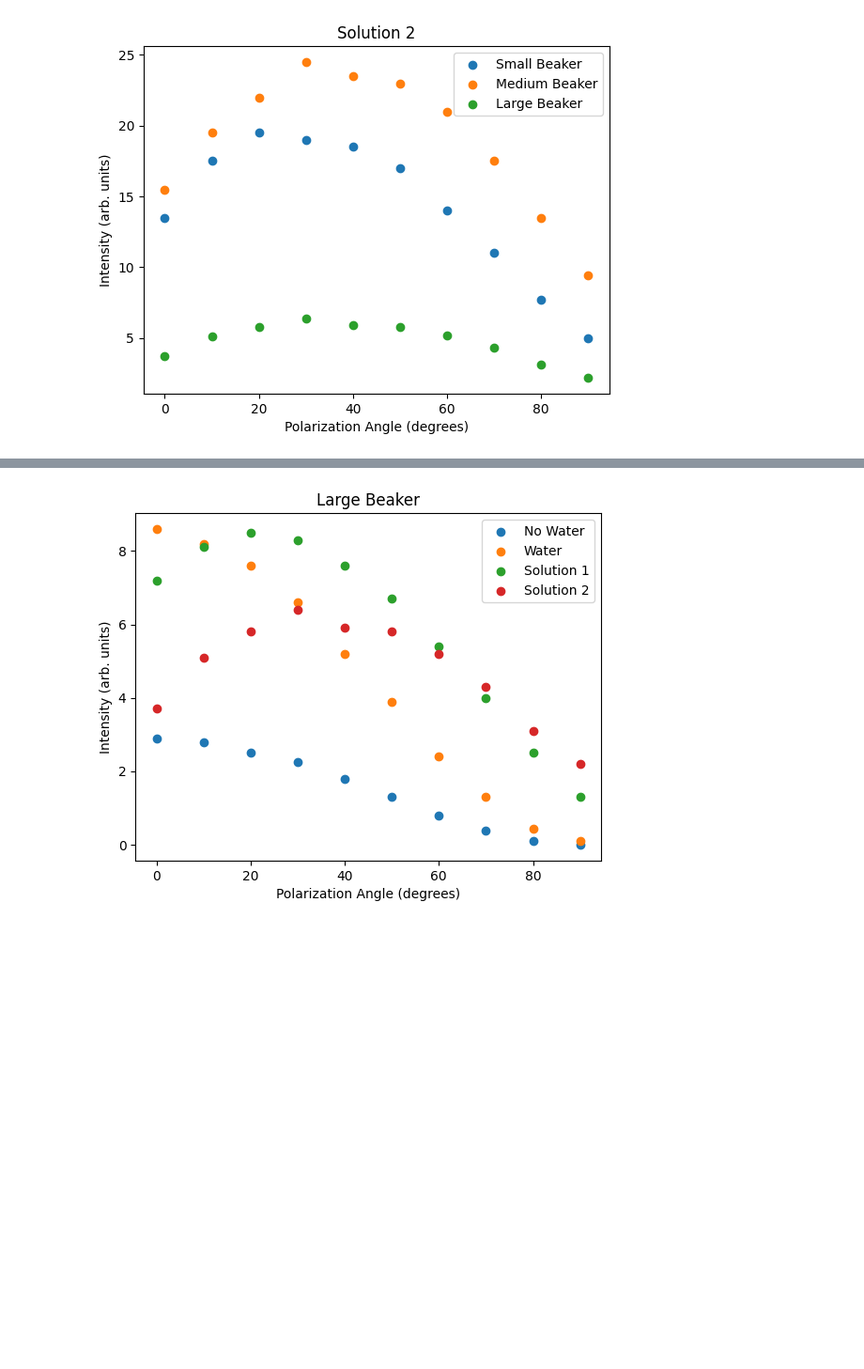
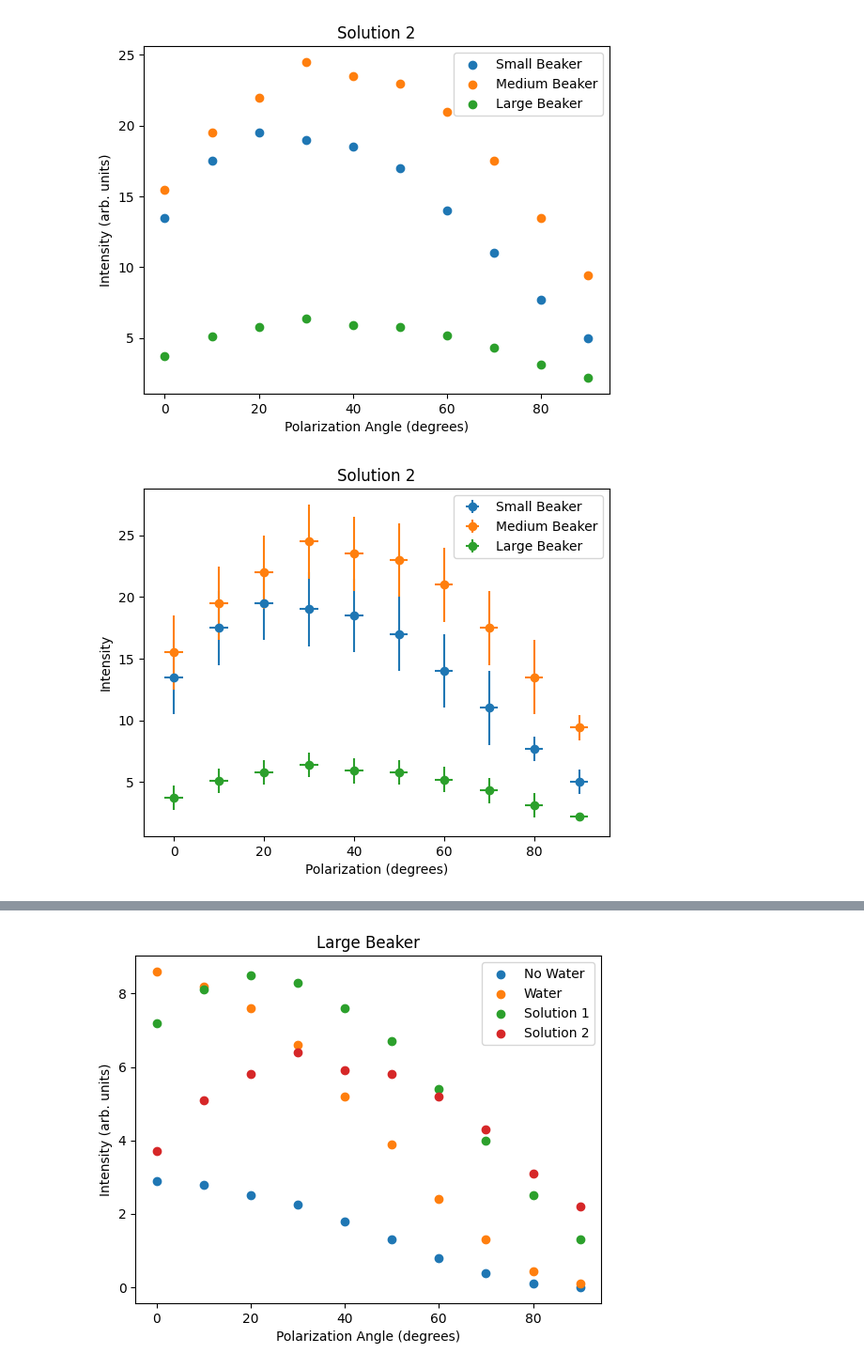
Before and after one commit to wmallah/OpticsLab, a Jupyter notebook: experiment_01/code/data_analysis.ipynb, the cells around one changed output, grey strips where cells are left out. Shown at 94% size. Cells and saved outputs as stored; diff of their text form; code cells hidden in the pictures; blank space fills up the shorter version.

```diff
--- a/experiment_01/code/data_analysis.ipynb
+++ b/experiment_01/code/data_analysis.ipynb
@@ -84,29 +154,41 @@ plt.show()
 # %%
 # Solution 2 (600.7 g of sugar, total volume of 1018 mL)
 
 # Large beaker with solution 2
 large_beaker_solution2_polarization = np.array([90, 80, 70, 60, 50, 40, 30, 20, 10, 0])
 large_beaker_solution2_intensity = np.array([2.2, 3.1, 4.3, 5.2, 5.8, 5.9, 6.4, 5.8, 5.1, 3.7])
 
 # Medium beaker with solution 2
 medium_beaker_solution2_polarization = np.array([90, 80, 70, 60, 50, 40, 30, 20, 10, 0])
 medium_beaker_solution2_intensity = np.array([9.4, 13.5, 17.5, 21.0, 23.0, 23.5, 24.5, 22.0, 19.5, 15.5])
 
 # Small beaker with solution 2
 small_beaker_solution2_polarization = np.array([90, 80, 70, 60, 50, 40, 30, 20, 10, 0])
 small_beaker_solution2_intensity = np.array([5.0, 7.7, 11.0, 14.0, 17.0, 18.5, 19.0, 19.5, 17.5, 13.5])
 
+# Intensity error for solution 2
+large_beaker_solution2_intensity_error = np.array([0.3, 1, 1, 1, 1, 1, 1, 1, 1, 1])
+medium_beaker_solution2_intensity_error = np.array([1, 3, 3, 3, 3, 3, 3, 3, 3, 3])
+small_beaker_solution2_intensity_error = np.array([1, 1, 3, 3, 3, 3, 3, 3, 3, 3])
+
 # Plot the data
 plt.scatter(small_beaker_solution2_polarization, small_beaker_solution2_intensity, label='Small Beaker')
 plt.scatter(medium_beaker_solution2_polarization, medium_beaker_solution2_intensity, label='Medium Beaker')
 plt.scatter(large_beaker_solution2_polarization, large_beaker_solution2_intensity, label='Large Beaker')
 plt.xlabel('Polarization Angle (degrees)')
 plt.ylabel('Intensity (arb. units)')
 plt.title("Solution 2")
 plt.legend(loc='best')
 plt.show()
+
+# Plot the data
+polarization_v_intensity_by_beaker_size(small_beaker_solution2_polarization, medium_beaker_solution2_polarization, large_beaker_solution2_polarization,
+                                        small_beaker_solution2_intensity, medium_beaker_solution2_intensity, large_beaker_solution2_intensity,
+                                        polarization_error_degrees, small_beaker_solution2_intensity_error, medium_beaker_solution2_intensity_error,
+                                        large_beaker_solution2_intensity_error, "Solution 2")
 # %% [output]
 [figure]
+[figure, added]
 # %%
 # Solution 3 (150.6 g of sugar, total volume of 1000 mL)
 
```
Also changed, not shown: parts of 7 cells of this notebook, 2 other files.
